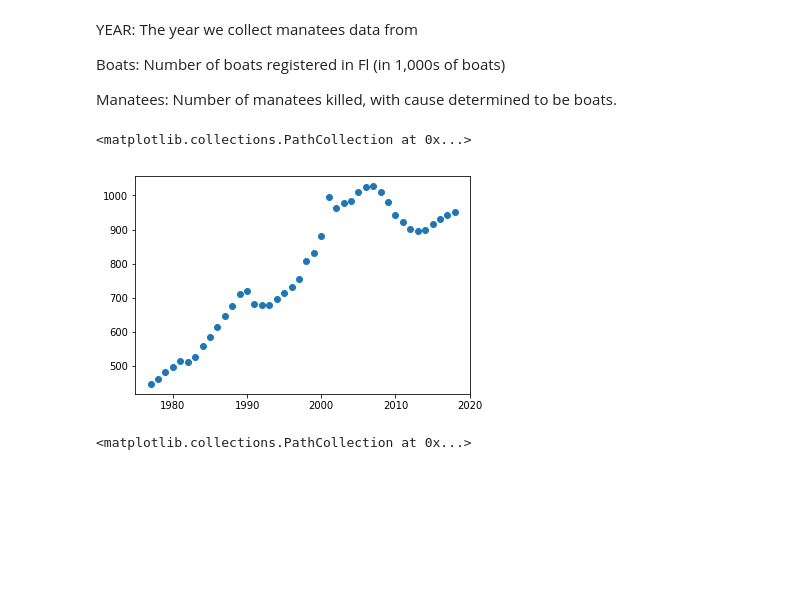
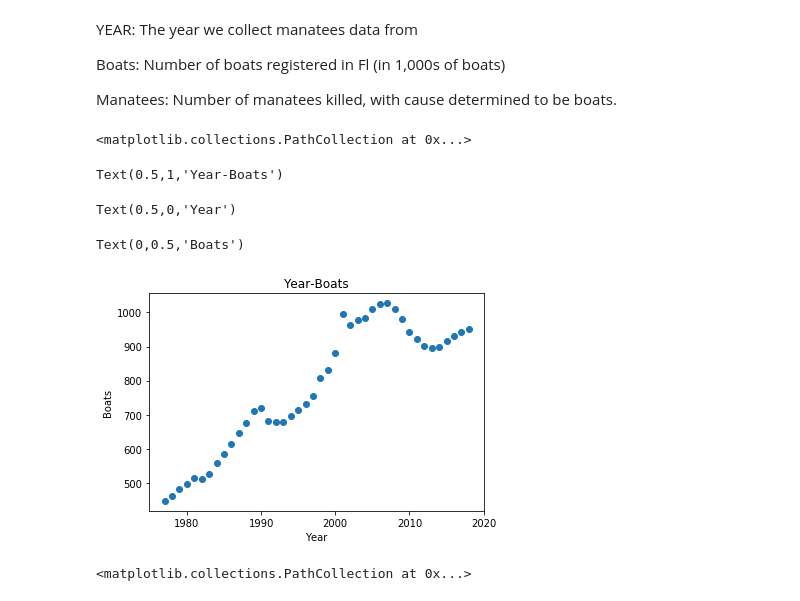
Before and after one commit to YufeiLinUlysses/LearnDataScience, a Jupyter notebook: Data Analytics/Statistics/Basics/bivariate.ipynb, the cells around one changed output. Cells and saved outputs as stored; diff of their text form; code cells hidden in the pictures; blank space fills up the shorter version.

```diff
--- a/Data Analytics/Statistics/Basics/bivariate.ipynb
+++ b/Data Analytics/Statistics/Basics/bivariate.ipynb
@@ -23,9 +24,15 @@ Boats: Number of boats registered in Fl (in 1,000s of boats)
 Manatees: Number of manatees killed, with cause determined to be boats.
 # %%
 plt.scatter(x="Year",y="Boats",data=manatees)
+plt.title("Year-Boats")
+plt.xlabel("Year")
+plt.ylabel("Boats")
 # %% [output]
 <matplotlib.collections.PathCollection at 0x...>
+Text(0.5,1,'Year-Boats')
+Text(0.5,0,'Year')
+Text(0,0.5,'Boats')
-[figure, old version]
+[figure, new version]
 # %%
 plt.scatter(x="Boats",y="Manatees",data=manatees)
 # %% [output]
```
Also changed, not shown: parts of 2 cells of this notebook, 5 other files.
